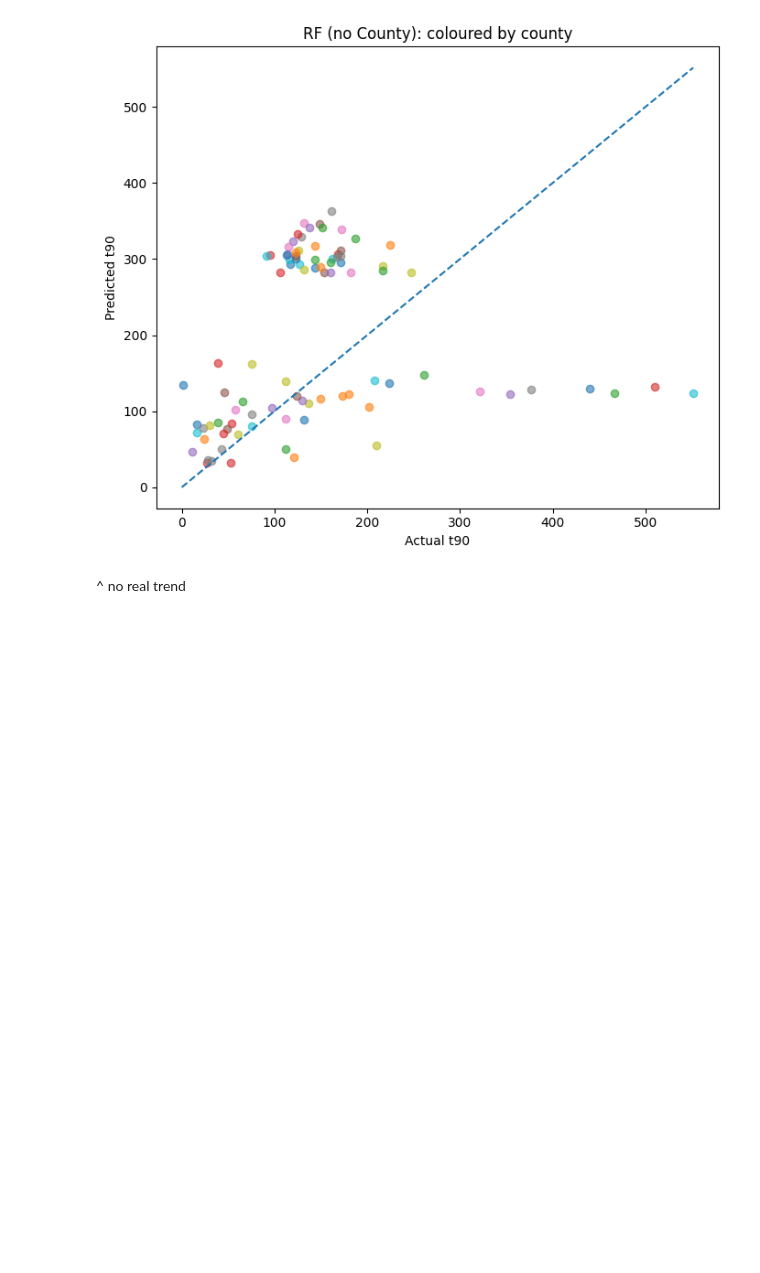
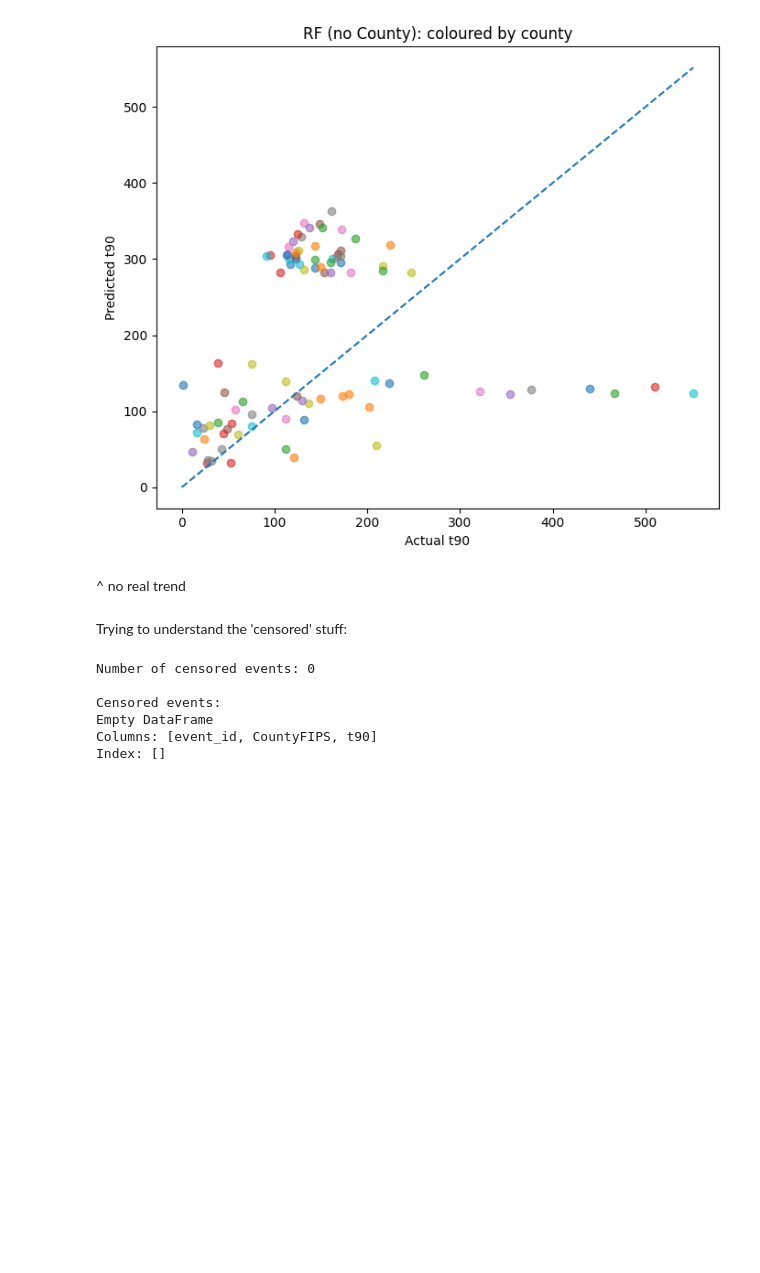
Before and after one commit to lukemccarvill/outage-recovery-forecasting, a Jupyter notebook: python_scripts/randomForest_v1.ipynb, the cells around one changed output. Cells and saved outputs as stored; diff of their text form; code cells hidden in the pictures; blank space fills up the shorter version.

```diff
--- a/python_scripts/randomForest_v1.ipynb
+++ b/python_scripts/randomForest_v1.ipynb
@@ -426,3 +468,69 @@ plt.show()
 [figure]
 # %% [markdown]
 ^ no real trend
+# %% [markdown]
+Trying to understand the 'censored' stuff:
+# %%
+# -----------------------
+# Identify "censored" events
+# -----------------------
+censored = event_df[event_df["t90_censored"] == 1].copy()
+
+print("Number of censored events:", len(censored))
+print("\nCensored events:")
+print(censored[["event_id", "CountyFIPS", "t90"]].head())
+
+# -----------------------
+# Plot their time series
+# -----------------------
+plots_per_chunk = 20
+chunk = 1  # change to view more
+
+start = (chunk - 1) * plots_per_chunk
+end = min(start + plots_per_chunk, len(censored))
+
+subset = censored.iloc[start:end]
+
+fig, axes = plt.subplots(5, 4, figsize=(24, 18))
+axes = axes.ravel()
+
+for ax in axes:
+    ax.set_visible(False)
+
+for ax, (_, row) in zip(axes, subset.iterrows()):
+    event_id = row["event_id"]
+    county = row["CountyFIPS"]
+
+    g = df[
+        (df["event_id"] == event_id) &
+        (df["CountyFIPS"] == county)
+    ].sort_values("datetime")
+
+    ax.set_visible(True)
+
+    # Plot raw
+    ax.plot(g["datetime"], g["outageFraction"], color="blue", label="raw")
+
+    # Plot cleaned if available
+    if "outage_clean" in g.columns:
+        ax.plot(g["datetime"], g["outage_clean"], color="green", label="clean")
+
+    # Threshold line
+    ax.axhline(0.1, linestyle="--", color="black")
+
+    # Event start
+    ax.axvline(g["event_start"].iloc[0], color="purple", linestyle="--")
+
+    ax.set_title(f"{event_id} | {county} | t90={row['t90']:.1f}")
+    ax.set_ylim(0, 1)
+
+plt.tight_layout()
+plt.show()
+# %% [output]
+Number of censored events: 0
+
+Censored events:
+Empty DataFrame
+Columns: [event_id, CountyFIPS, t90]
+Index: []
+[figure, added]
```
Also changed, not shown: parts of 6 cells of this notebook, 8 other files.
